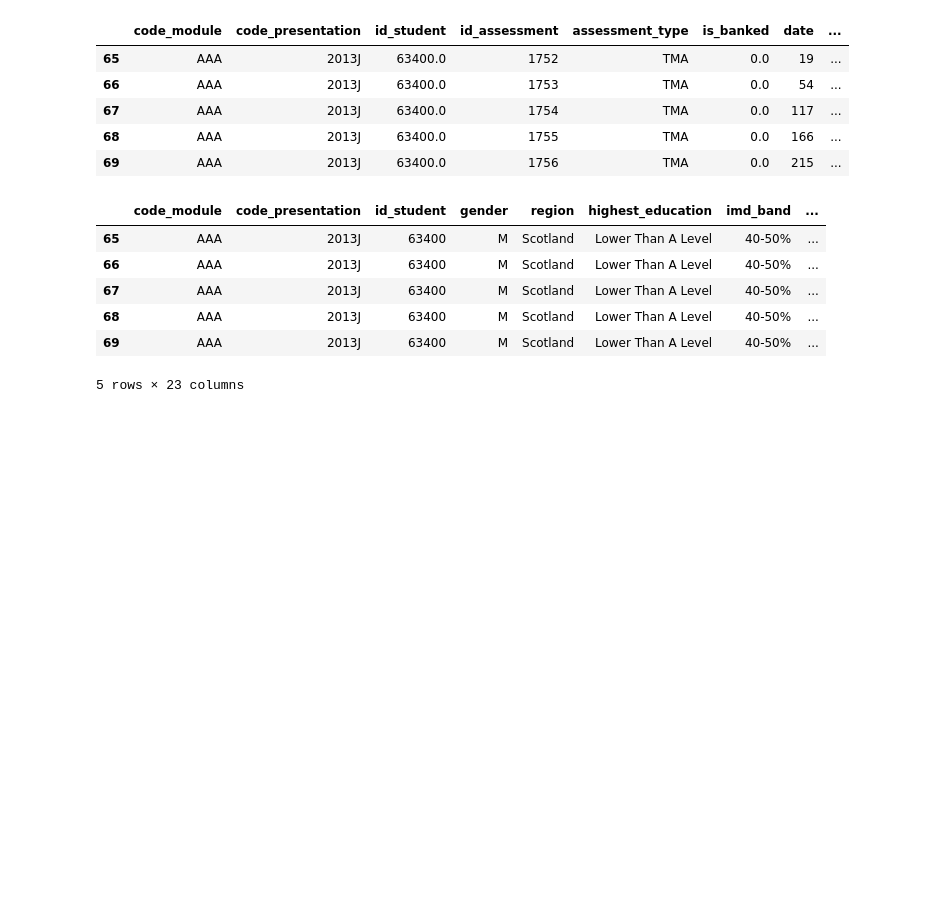
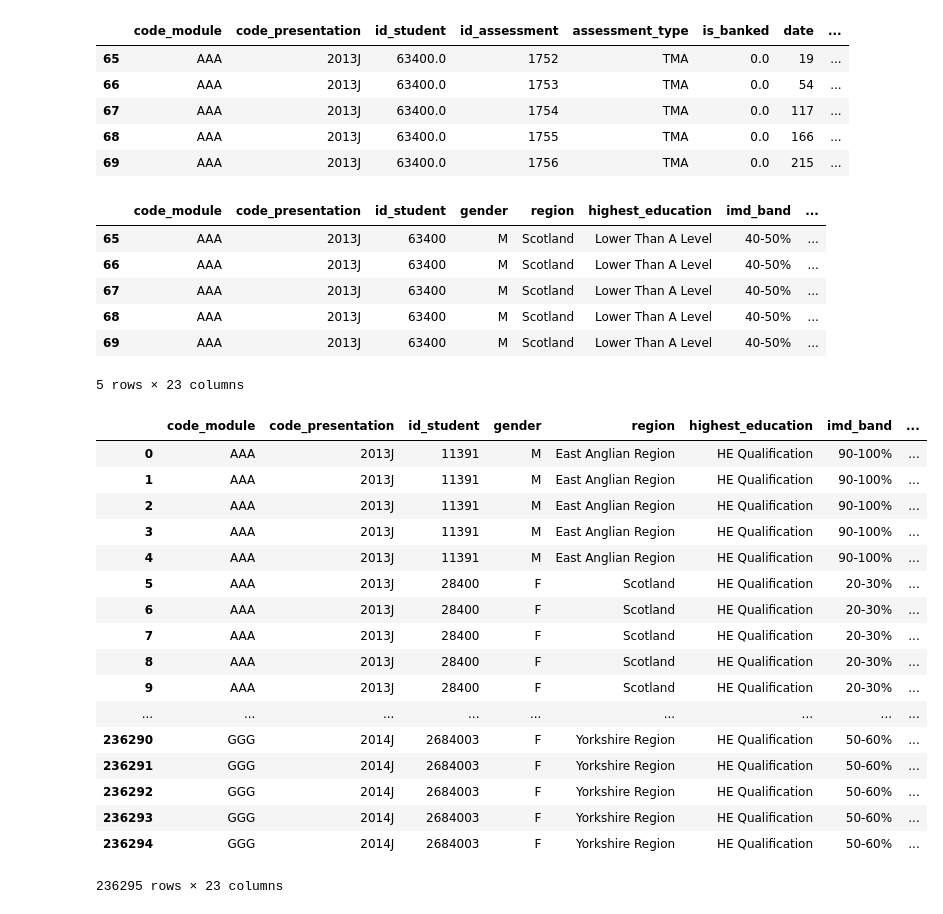
Before and after one commit to Heramb001/LearningAnalytics_Predicting_students_at-risk, a Jupyter notebook: CS_773_Data_Mining_Project_4_Modelling.ipynb, the cells around one changed output. Cells and saved outputs as stored; diff of their text form; code cells hidden in the pictures; blank space fills up the shorter version.

```diff
--- a/CS_773_Data_Mining_Project_4_Modelling.ipynb
+++ b/CS_773_Data_Mining_Project_4_Modelling.ipynb
@@ -225,3 +225,24 @@ student_data_final[student_data_final['id_student'] == 63400]
 | 68 | AAA | 2013J | 63400 | M | Scotland | Lower Than A Level | 40-50% | ... |
 | 69 | AAA | 2013J | 63400 | M | Scotland | Lower Than A Level | 40-50% | ... |
 5 rows × 23 columns
+# %%
+student_data_final
+# %% [output]
+|  | code_module | code_presentation | id_student | gender | region | highest_education | imd_band | ... |
+| 0 | AAA | 2013J | 11391 | M | East Anglian Region | HE Qualification | 90-100% | ... |
+| 1 | AAA | 2013J | 11391 | M | East Anglian Region | HE Qualification | 90-100% | ... |
+| 2 | AAA | 2013J | 11391 | M | East Anglian Region | HE Qualification | 90-100% | ... |
+| 3 | AAA | 2013J | 11391 | M | East Anglian Region | HE Qualification | 90-100% | ... |
+| 4 | AAA | 2013J | 11391 | M | East Anglian Region | HE Qualification | 90-100% | ... |
+| 5 | AAA | 2013J | 28400 | F | Scotland | HE Qualification | 20-30% | ... |
+| 6 | AAA | 2013J | 28400 | F | Scotland | HE Qualification | 20-30% | ... |
+| 7 | AAA | 2013J | 28400 | F | Scotland | HE Qualification | 20-30% | ... |
+| 8 | AAA | 2013J | 28400 | F | Scotland | HE Qualification | 20-30% | ... |
+| 9 | AAA | 2013J | 28400 | F | Scotland | HE Qualification | 20-30% | ... |
+| ... | ... | ... | ... | ... | ... | ... | ... | ... |
+| 236290 | GGG | 2014J | 2684003 | F | Yorkshire Region | HE Qualification | 50-60% | ... |
+| 236291 | GGG | 2014J | 2684003 | F | Yorkshire Region | HE Qualification | 50-60% | ... |
+| 236292 | GGG | 2014J | 2684003 | F | Yorkshire Region | HE Qualification | 50-60% | ... |
+| 236293 | GGG | 2014J | 2684003 | F | Yorkshire Region | HE Qualification | 50-60% | ... |
+| 236294 | GGG | 2014J | 2684003 | F | Yorkshire Region | HE Qualification | 50-60% | ... |
+236295 rows × 23 columns
```
Also changed, not shown: parts of 2 cells of this notebook, 2 other files.
